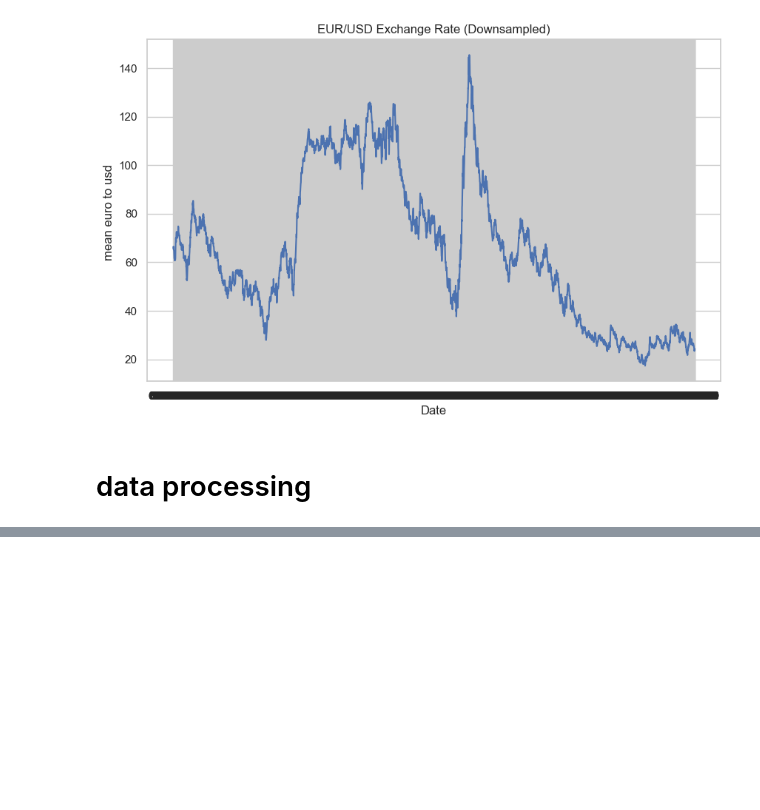
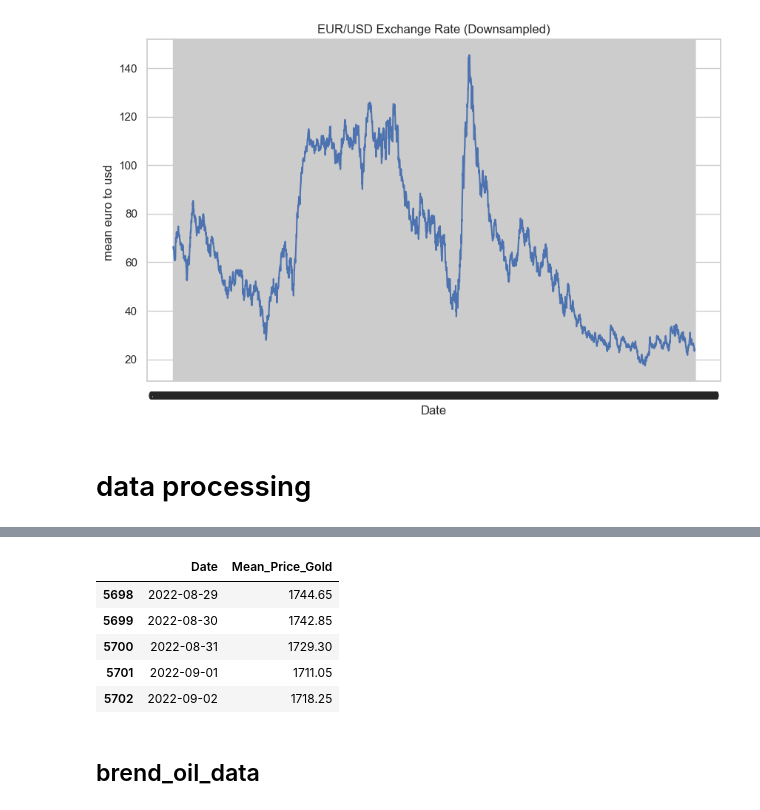
Before and after one commit to eljabriyassine/Predication-of-dollar, a Jupyter notebook: gold.ipynb, the cells around one changed output, grey strips where cells are left out. Drawn from its saved outputs; the diff is of its cells as text; code cells hidden in the pictures; blank space fills up the shorter version.

```diff
--- a/gold.ipynb
+++ b/gold.ipynb
@@ -334,0 +421,11 @@ inflation_data.to_csv(file_path, index=False)
+# %%
+gold_data.tail()
+# %% [output]
+|  | Date | Mean_Price_Gold |
+| 5698 | 2022-08-29 | 1744.65 |
+| 5699 | 2022-08-30 | 1742.85 |
+| 5700 | 2022-08-31 | 1729.30 |
+| 5701 | 2022-09-01 | 1711.05 |
+| 5702 | 2022-09-02 | 1718.25 |
+# %% [markdown]
+## brend_oil_data
```
Also changed, not shown: parts of 24 cells of this notebook.
